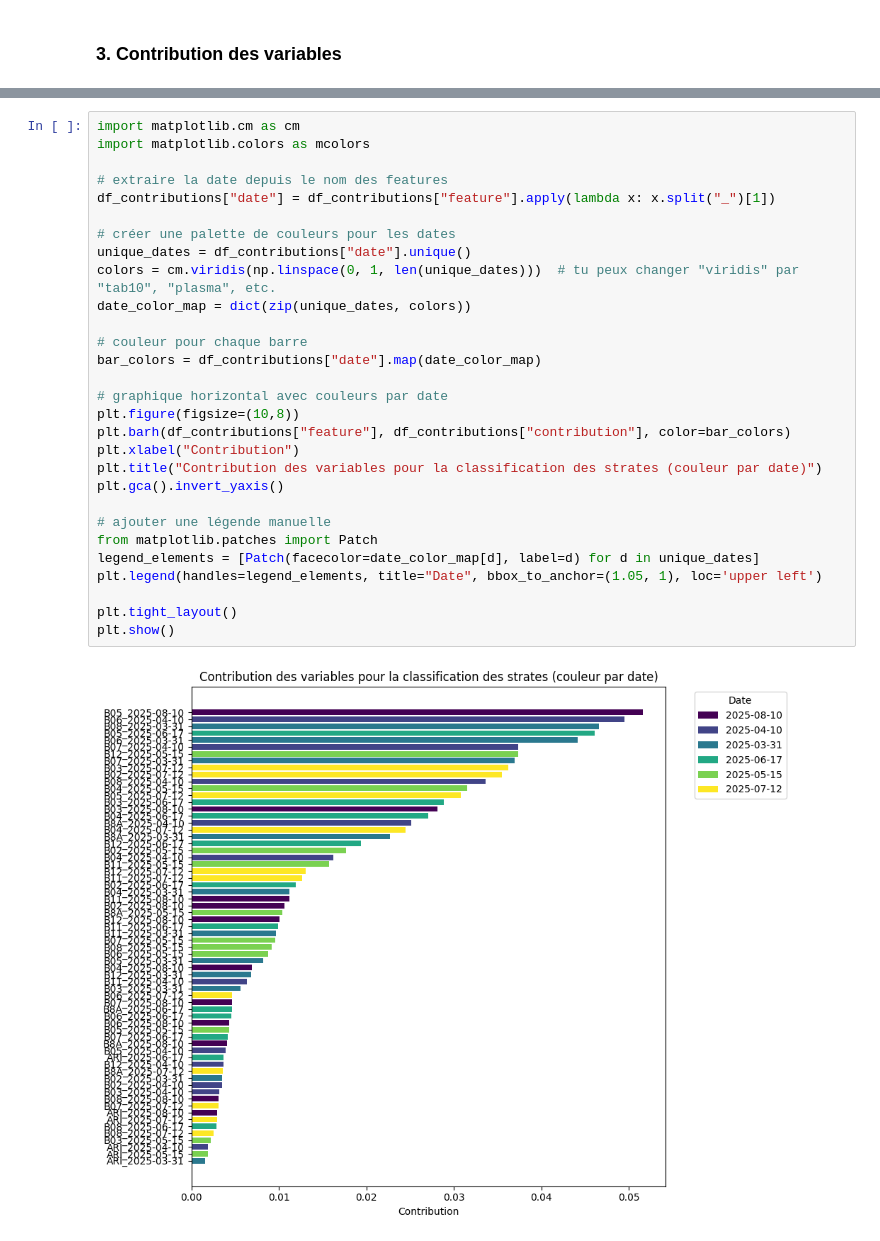
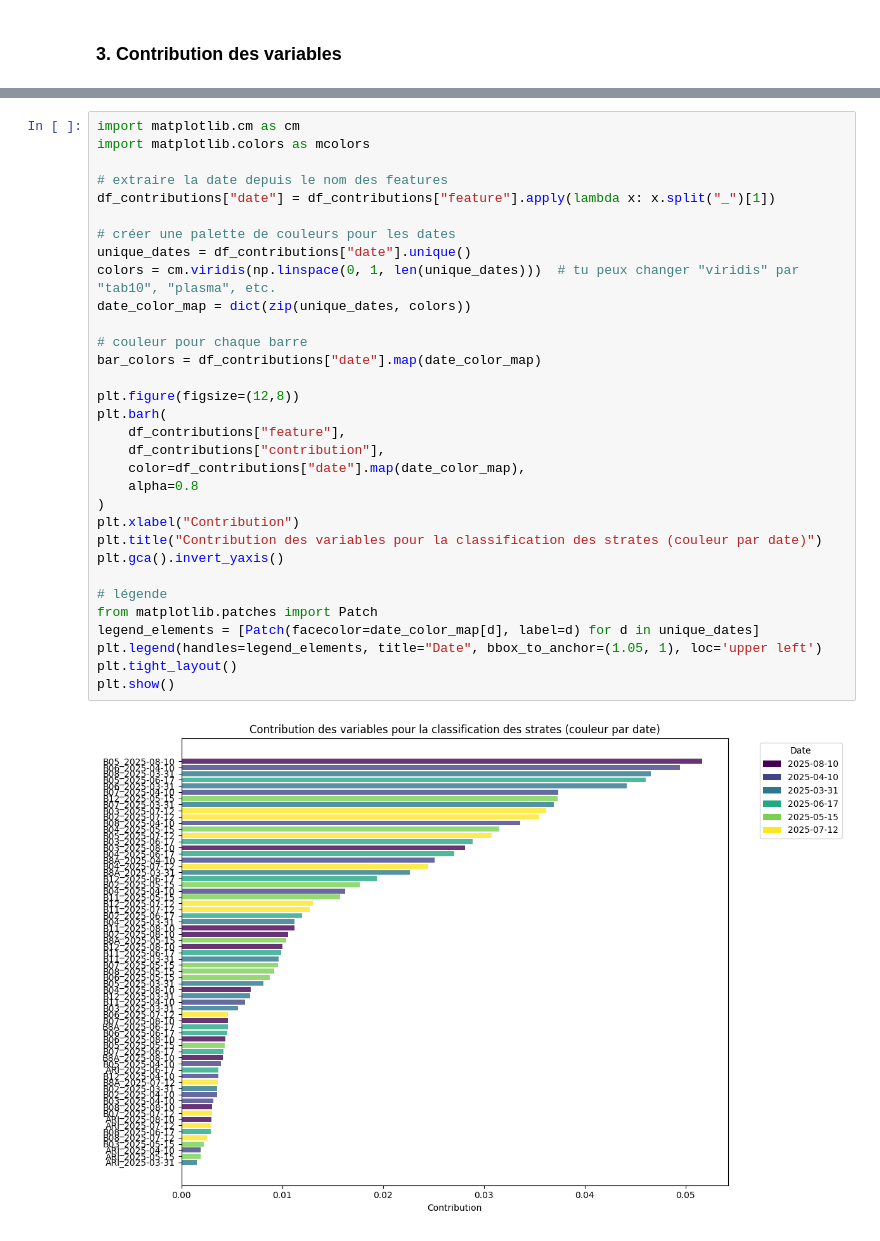
Before and after one commit to marion-billy/projet_telea_landes, a Jupyter notebook: projet_telea_BILLY_MARION.ipynb, the cells around one changed output, grey strips where cells are left out. Saved outputs shown, nothing was run; the diff lists cells and outputs as text.

```diff
--- a/projet_telea_BILLY_MARION.ipynb
+++ b/projet_telea_BILLY_MARION.ipynb
@@ -494,31 +467,34 @@ plt.show()
 # %%
 import matplotlib.cm as cm
 import matplotlib.colors as mcolors
 
 # extraire la date depuis le nom des features
 df_contributions["date"] = df_contributions["feature"].apply(lambda x: x.split("_")[1])
 
 # créer une palette de couleurs pour les dates
 unique_dates = df_contributions["date"].unique()
 colors = cm.viridis(np.linspace(0, 1, len(unique_dates)))  # tu peux changer "viridis" par "tab10", "plasma", etc.
 date_color_map = dict(zip(unique_dates, colors))
 
 # couleur pour chaque barre
 bar_colors = df_contributions["date"].map(date_color_map)
 
-# graphique horizontal avec couleurs par date
-plt.figure(figsize=(10,8))
-plt.barh(df_contributions["feature"], df_contributions["contribution"], color=bar_colors)
+plt.figure(figsize=(12,8))
+plt.barh(
+    df_contributions["feature"],
+    df_contributions["contribution"],
+    color=df_contributions["date"].map(date_color_map),
+    alpha=0.8
+)
 plt.xlabel("Contribution")
 plt.title("Contribution des variables pour la classification des strates (couleur par date)")
 plt.gca().invert_yaxis()
 
-# ajouter une légende manuelle
+# légende
 from matplotlib.patches import Patch
 legend_elements = [Patch(facecolor=date_color_map[d], label=d) for d in unique_dates]
 plt.legend(handles=legend_elements, title="Date", bbox_to_anchor=(1.05, 1), loc='upper left')
-
 plt.tight_layout()
 plt.show()
 # %% [output]
-[figure, old version]
+[figure, new version]
```
Also changed, not shown: parts of 12 cells of this notebook, 1 other file.
